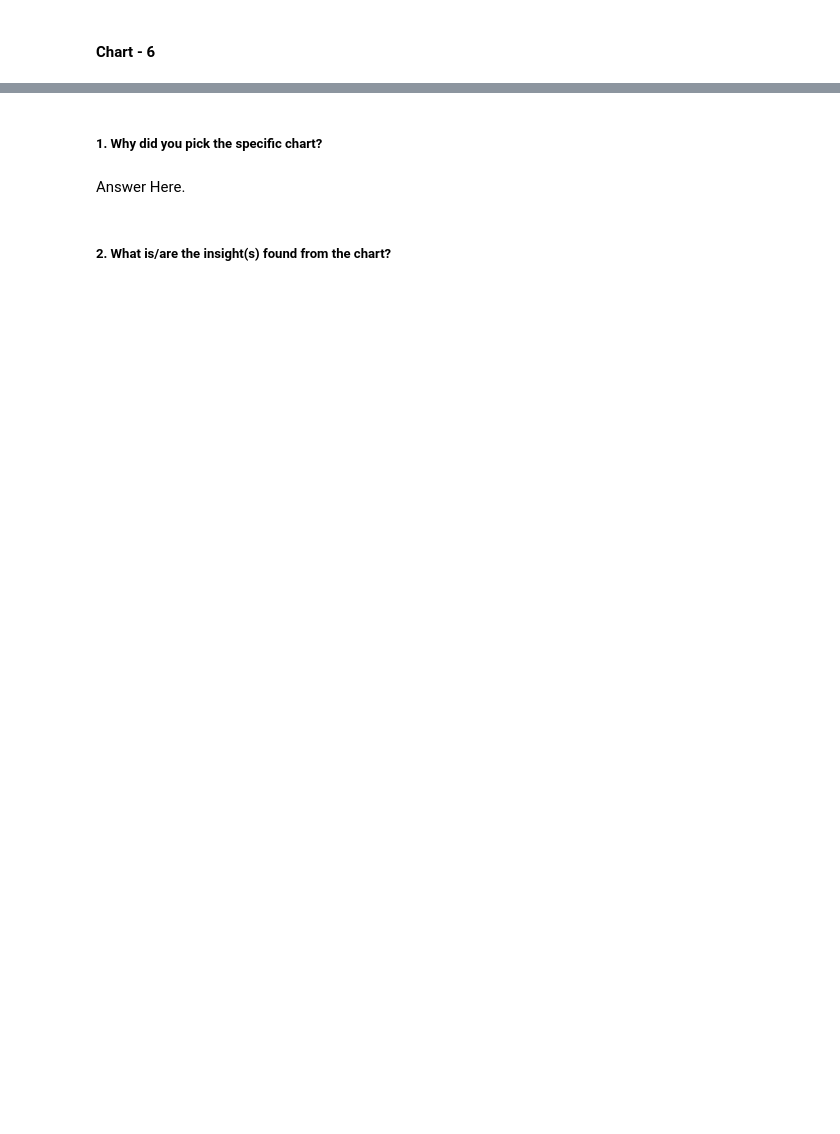
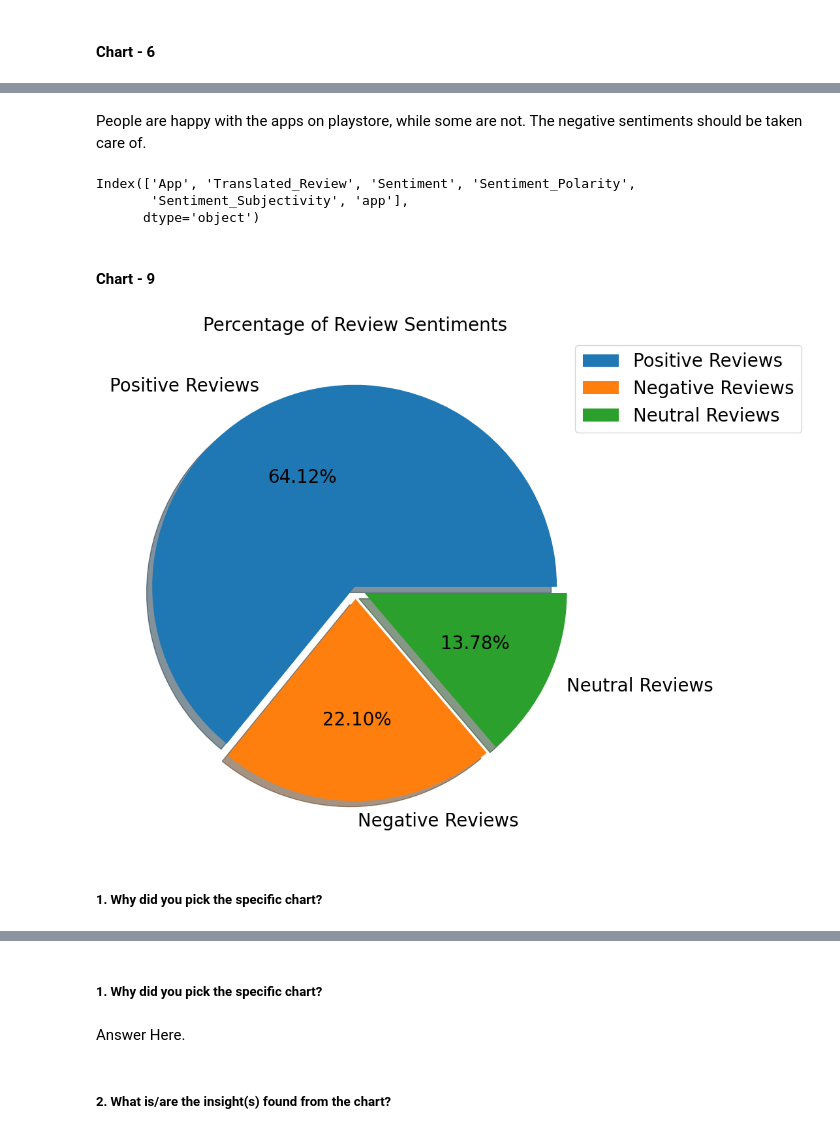
Before and after one commit to abhishek-kakde/EDA_capstone_playstore_review, a Jupyter notebook: Playstore_Apps_Review_Analysis_EDA.ipynb, the cells around one changed output, grey strips where cells are left out. Cells and saved outputs as stored; diff of their text form; code cells hidden in the pictures; blank space fills up the shorter version.

```diff
--- a/Playstore_Apps_Review_Analysis_EDA.ipynb
+++ b/Playstore_Apps_Review_Analysis_EDA.ipynb
@@ -898,0 +1015,11 @@ array(['Art & Design', 'Art & Design;Pretend Play',
+# %% [markdown]
+People are happy with the apps on playstore, while some are not. The negative sentiments should be taken care of.
+# %%
+review.columns
+# %% [output]
+Index(['App', 'Translated_Review', 'Sentiment', 'Sentiment_Polarity',
+       'Sentiment_Subjectivity', 'app'],
+      dtype='object')
+# %%
+review['app'] = review['App']
+review = review[['app', 'Translated_Review', 'Sentiment', 'Sentiment_Polarity','Sentiment_Subjectivity']]
@@ -898,0 +1028,2 @@ array(['Art & Design', 'Art & Design;Pretend Play',
+# %% [markdown]
+#### Chart - 9
@@ -898,0 +1032,15 @@ array(['Art & Design', 'Art & Design;Pretend Play',
+# %%
+# Chart - 9 visualization code
+counts = list(review['Sentiment'].value_counts())
+labels = 'Positive Reviews', 'Negative Reviews','Neutral Reviews'
+matplotlib.rcParams['font.size'] = 20
+matplotlib.rcParams['figure.figsize'] = (10, 15)
+plt.pie(counts, labels=labels, explode=[0.01, 0.05, 0.05], shadow=True, autopct="%.2f%%")
+plt.title('Percentage of Review Sentiments', fontsize=20)
+plt.axis('off')
+plt.legend(bbox_to_anchor=(0.9, 0, 0.5, 1))
+plt.show()
+# %% [output]
+[figure, added]
+# %% [markdown]
+##### 1. Why did you pick the specific chart?
```
Also changed, not shown: parts of 134 cells of this notebook.
